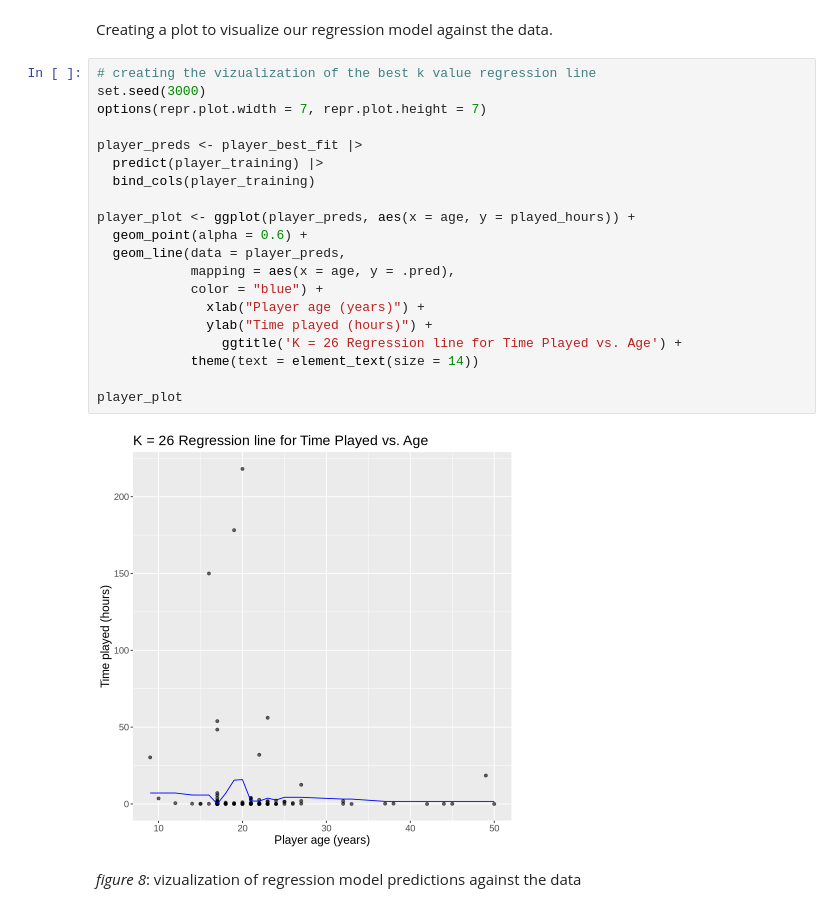
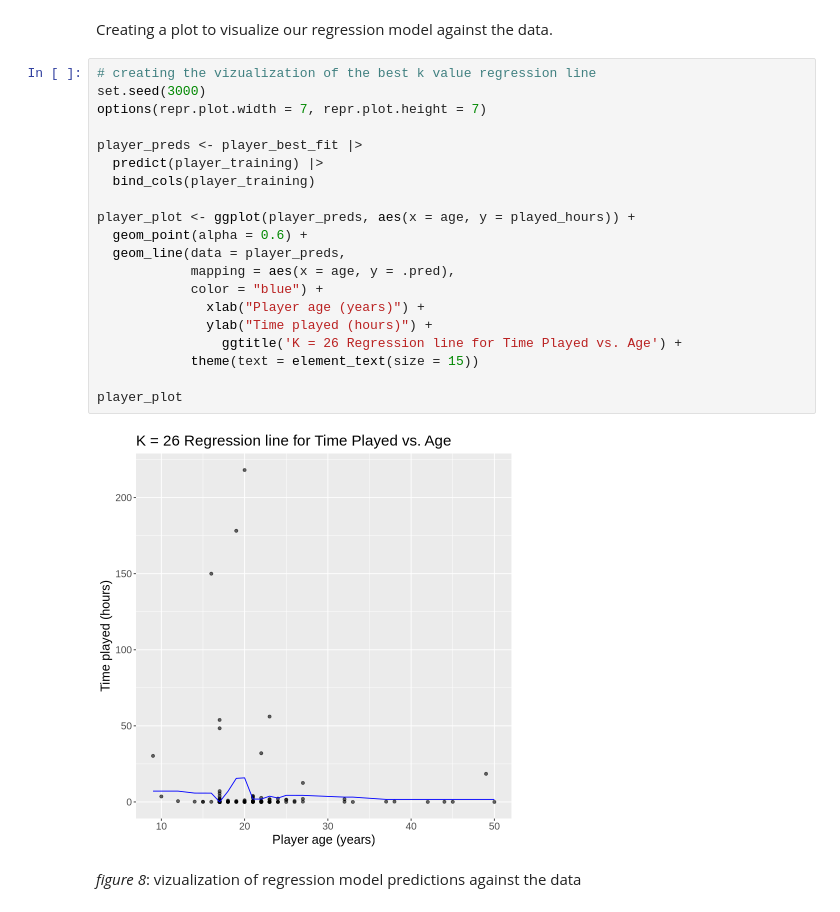
Before and after one commit to d-fazlic/dsci-100-2024w2-group-007-13, a Jupyter notebook: project_final_report.ipynb, the cells around one changed output. Saved outputs shown, nothing was run; the diff lists cells and outputs as text.

```diff
--- a/project_final_report.ipynb
+++ b/project_final_report.ipynb
@@ -310,25 +328,25 @@ Creating a plot to visualize our regression model against the data.
 # %%
 # creating the vizualization of the best k value regression line
 set.seed(3000)
 options(repr.plot.width = 7, repr.plot.height = 7)
 
 player_preds <- player_best_fit |>
   predict(player_training) |>
   bind_cols(player_training)
 
 player_plot <- ggplot(player_preds, aes(x = age, y = played_hours)) +
   geom_point(alpha = 0.6) +
   geom_line(data = player_preds,
             mapping = aes(x = age, y = .pred),
             color = "blue") +
               xlab("Player age (years)") +
               ylab("Time played (hours)") +
                 ggtitle('K = 26 Regression line for Time Played vs. Age') +
-            theme(text = element_text(size = 14))
+            theme(text = element_text(size = 15))
 
 player_plot
 # %% [output]
-[figure, old version]
+[figure, new version]
 # %% [markdown]
 *figure 8*: vizualization of regression model predictions against the data
 # %% [markdown]
```
Also changed, not shown: parts of 3 cells of this notebook.
